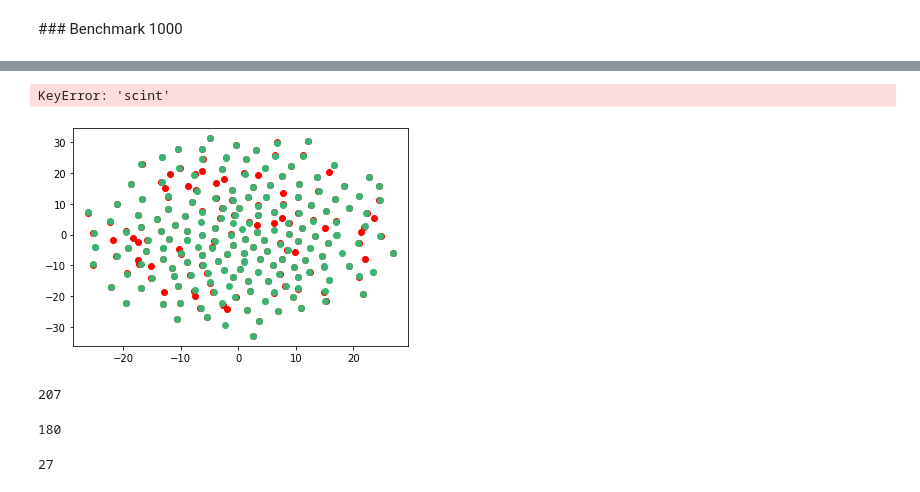
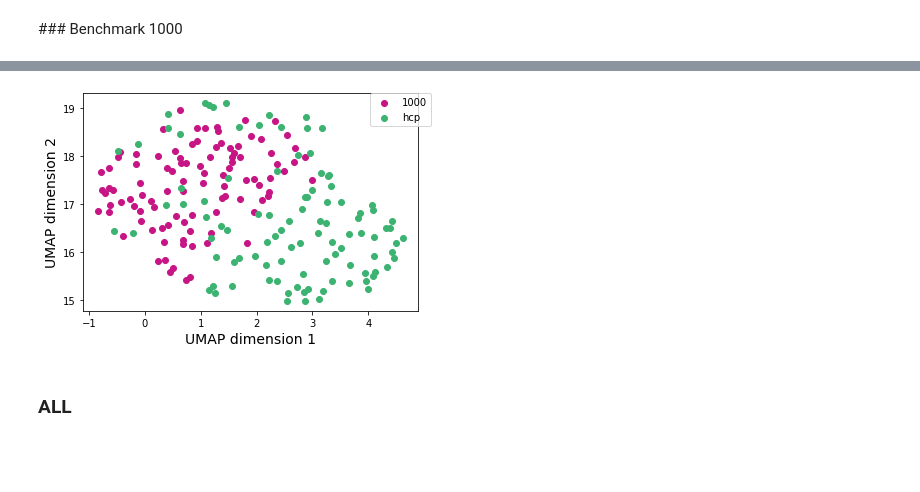
Before and after one commit to neurospin-projects/2022_lguillon_rare_folding_detection, a Jupyter notebook: notebooks/benchmarks_analysis.ipynb, the cells around one changed output, grey strips where cells are left out. Drawn from its saved outputs; the diff is of its cells as text; code cells hidden in the pictures; blank space fills up the shorter version.

```diff
--- a/notebooks/benchmarks_analysis.ipynb
+++ b/notebooks/benchmarks_analysis.ipynb
@@ -274,6 +287,8 @@ X_700 = np.array(list(df_encoded_700_X['latent']))
 X_hcp = np.array(list(df_encoded_hcp_X['latent']))
 X_all = np.array(list(df_encoded_hcp_X['latent']) + list(df_encoded_700_X['latent']))
 
-X_embedded_700 = TSNE(n_components=2).fit_transform(X_all)
+#X_embedded_700 = TSNE(n_components=2).fit_transform(X_all)
 labels_700 = np.array(list(df_encoded_hcp_X['Group']) + ['700' for k in range(len(df_encoded_700_X))])
+reducer = umap.UMAP()
+embedding_700 = reducer.fit_transform(X_all)
 # %%
@@ -353,37 +323,32 @@ labels_200 = np.array(list(df_encoded_hcp['Group']) + ['200' for k in range(len(
-# %%
-arr = X_embedded_200
-color_dict = {'hcp':'mediumseagreen', '200': 'red'}
-
-fig = plt.figure()
-ax = fig.subplots()
-
-for g in np.unique(labels_200):
-    ix = np.where(labels_200 == g)
-    x = [arr[ix][k][0] for k in range(len(ix[0]))]
-    y = [arr[ix][k][1] for k in range(len(ix[0]))]
-    g_lab= f"{g}"
-    ax.scatter(x, y, c = color_dict[g], label = g_lab)
-
-for i, txt in enumerate(subjects_name_hcp):
-    ax.annotate(txt, (arr[i][0], arr[i][1]))
-
-plt.legend(bbox_to_anchor=(1.04,1), borderaxespad=0)
-
-plt.xlabel(f'tSNE dimension 1', fontsize=14)
-plt.ylabel(f'tSNE dimension 2', fontsize=14)
-plt.show()
-# %% [output]
-KeyError: 'scint'
-[figure, removed]
-# %%
-len(X_hcp)
-# %% [output]
-207
-# %%
-len(filenames_200)
-# %% [output]
-180
-# %%
-len(set(list(df_encoded_hcp['sub'].astype(str))) -set(filenames_200))
-# %% [output]
-27
+# %%
+X_1000 = np.array(list(df_encoded_1000_X['latent']))
+X_hcp = np.array(list(df_encoded_hcp_X['latent']))
+X_all = np.array(list(df_encoded_hcp_X['latent']) + list(df_encoded_1000_X['latent']))
+
+#X_embedded_1000 = TSNE(n_components=2, perplexity=15).fit_transform(X_all)
+labels_1000 = np.array(list(df_encoded_hcp_X['Group']) + ['1000' for k in range(len(df_encoded_1000_X))])
+reducer = umap.UMAP()
+embedding_1000 = reducer.fit_transform(X_all)
+# %%
+arr = embedding_1000
+color_dict = {'hcp':'mediumseagreen', '1000': 'mediumvioletred'}
+
+fig = plt.figure(figsize=(6,4))
+ax = fig.subplots()
+
+for g in np.unique(labels_1000):
+    ix = np.where(labels_1000 == g)
+    x = [arr[ix][k][0] for k in range(len(ix[0]))]
+    y = [arr[ix][k][1] for k in range(len(ix[0]))]
+    g_lab= f"{g}"
+    ax.scatter(x, y, c = color_dict[g], label = g_lab)
+
+plt.legend(bbox_to_anchor=(1.04,1), borderaxespad=0)
+
+plt.xlabel(f'UMAP dimension 1', fontsize=14)
+plt.ylabel(f'UMAP dimension 2', fontsize=14)
+plt.show()
+# %% [output]
+[figure, added]
+# %% [markdown]
+### ALL
```
Also changed, not shown: parts of 72 cells of this notebook.
